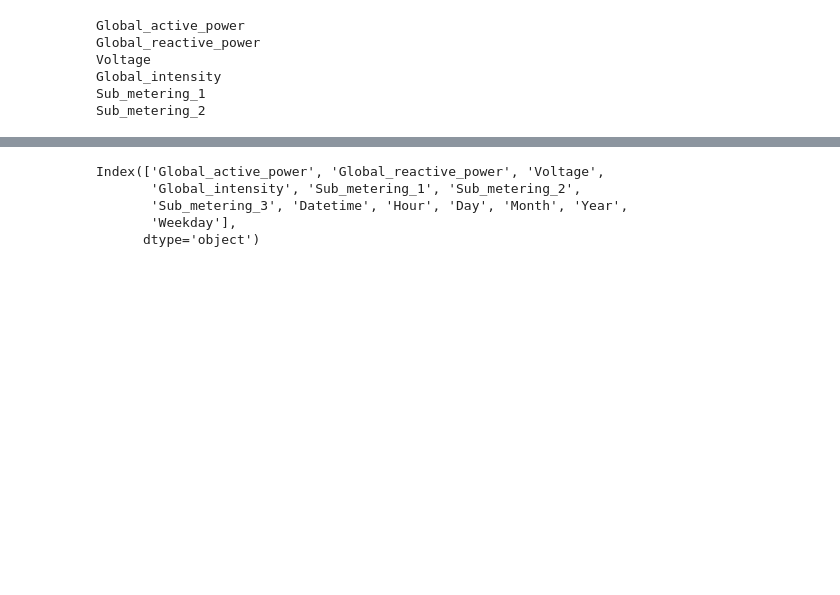
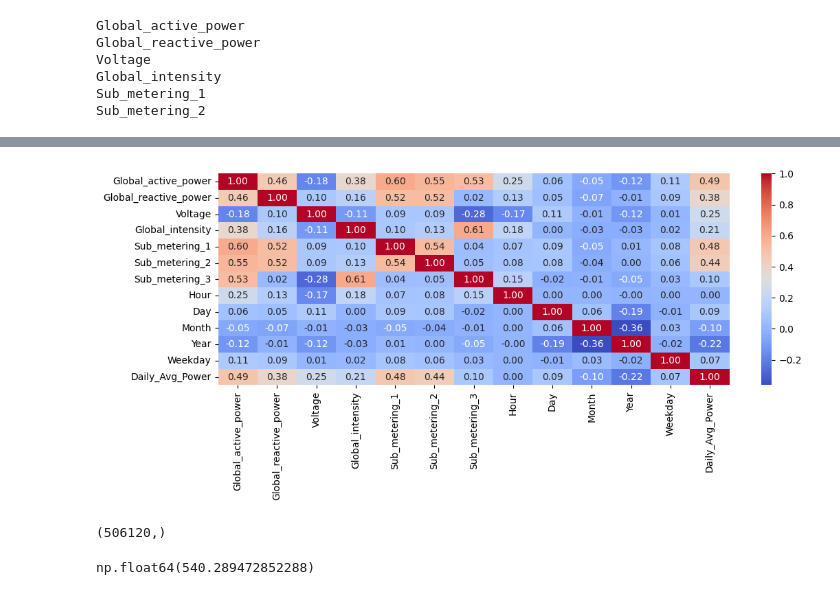
Before and after one commit to Bhuvaneshwari37/Assignment3, a Jupyter notebook: PowerPulse_Household_Energy_Usage Forecast.ipynb, the cells around one changed output, grey strips where cells are left out. Saved outputs shown, nothing was run; the diff lists cells and outputs as text; code cells hidden in the pictures; blank space fills up the shorter version.

```diff
--- a/PowerPulse_Household_Energy_Usage Forecast.ipynb
+++ b/PowerPulse_Household_Energy_Usage Forecast.ipynb
@@ -64,7 +106,7 @@ dtype: int64
 # %%
-# creatinf the features
-data['Hour'] = data['Datetime'].dt.hour
-data['Day'] = data['Datetime'].dt.day
-data['Month'] = data['Datetime'].dt.month
-data['Year'] = data['Datetime'].dt.year
-data['Weekday'] = data['Datetime'].dt.weekday
+# creating the features
+data['Hour'] = data['DateTime'].dt.hour
+data['Day'] = data['DateTime'].dt.day
+data['Month'] = data['DateTime'].dt.month
+data['Year'] = data['DateTime'].dt.year
+data['Weekday'] = data['DateTime'].dt.weekday
@@ -72,0 +113,3 @@ ed = LabelEncoder()
+# %%
+data['DateTime'] = pd.to_datetime(data['DateTime'])  # ensure it's datetime format
+data = data.set_index('DateTime')  # set DateTime as index
@@ -72,0 +118,2 @@ ed = LabelEncoder()
+# %%
+data['Daily_Avg_Power'] = data['Global_active_power'].rolling('1D').mean()
@@ -107,11 +186,17 @@ Index(['Global_active_power', 'Global_reactive_power', 'Voltage',
       dtype='object')
-# %%
-col_to_be_removed = ["Sub_metering_3", "Voltage"]
-
-data.columns
-# %% [output]
-Index(['Global_active_power', 'Global_reactive_power', 'Voltage',
-       'Global_intensity', 'Sub_metering_1', 'Sub_metering_2',
-       'Sub_metering_3', 'Datetime', 'Hour', 'Day', 'Month', 'Year',
-       'Weekday'],
-      dtype='object')
+# %%
+corr_data = data.corr()
+plt.figure(figsize=(12,4))
+sns.heatmap(corr_data, cmap='coolwarm', fmt='.2f', annot= True)
+plt.show()
+# %% [output]
+[figure, added]
+# %%
+data['Global_active_power'].shape
+# %% [output]
+(506120,)
+# %%
+mean_power = data['Global_active_power'].mean()
+mean_power
+# %% [output]
+np.float64(540.289472852288)
```
Also changed, not shown: parts of 66 cells of this notebook, 1 other file.
